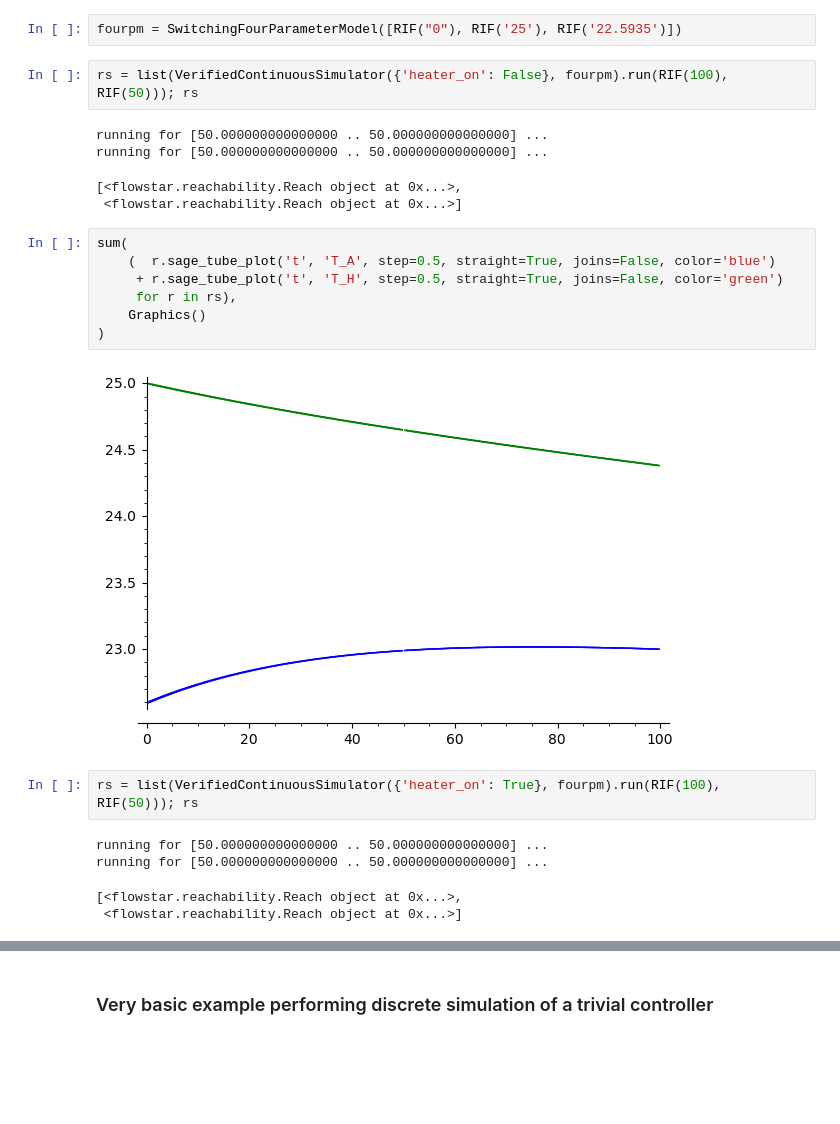
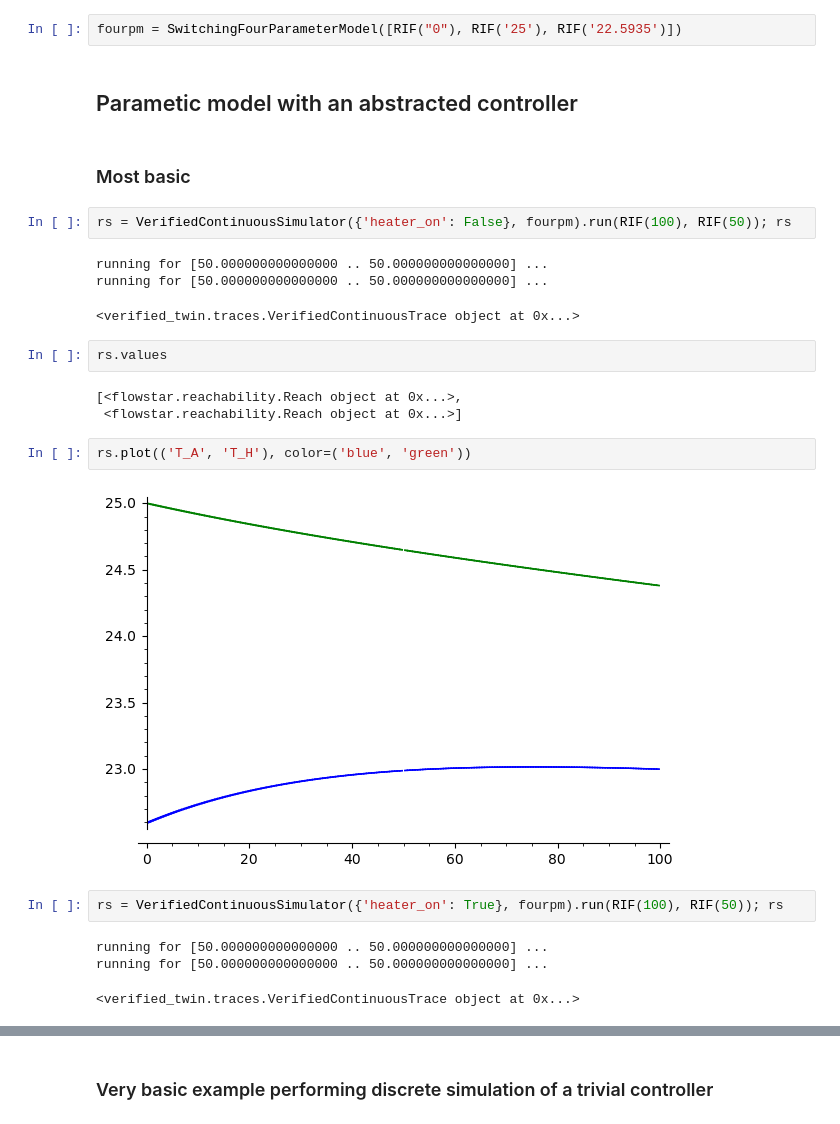
Before and after one commit to twright/example_digital-twin_incubator, a Jupyter notebook: software/notebooks/Incubator Hybrid Simulation.ipynb, the cells around one changed output, grey strips where cells are left out. Cells and saved outputs as stored; diff of their text form; blank space fills up the shorter version.

Commit message:
Update for trace representation support.

```diff
--- a/software/notebooks/Incubator Hybrid Simulation.ipynb
+++ b/software/notebooks/Incubator Hybrid Simulation.ipynb
@@ -23,26 +25,28 @@ var("t, T_S, T_H, T_A, T_F, C_S, C_H, C_A, C_F, I, T_R, G_S, G_H, G_B, G_F, V")
 intervalfourpm = SwitchingFourParameterModel([RIF("0"), RIF('25'), RIF('[20.5935,24.5935]')])
 # %%
 fourpm = SwitchingFourParameterModel([RIF("0"), RIF('25'), RIF('22.5935')])
+# %% [markdown]
+## Parametic model with an abstracted controller
+# %% [markdown]
+### Most basic
 # %%
-rs = list(VerifiedContinuousSimulator({'heater_on': False}, fourpm).run(RIF(100), RIF(50))); rs
+rs = VerifiedContinuousSimulator({'heater_on': False}, fourpm).run(RIF(100), RIF(50)); rs
 # %% [output]
 running for [50.000000000000000 .. 50.000000000000000] ...
 running for [50.000000000000000 .. 50.000000000000000] ...
-[<flowstar.reachability.Reach object at 0x...>,
- <flowstar.reachability.Reach object at 0x...>]
+<verified_twin.traces.VerifiedContinuousTrace object at 0x...>
-# %%
-sum(
-    (  r.sage_tube_plot('t', 'T_A', step=0.5, straight=True, joins=False, color='blue')
-     + r.sage_tube_plot('t', 'T_H', step=0.5, straight=True, joins=False, color='green')
-     for r in rs),
-    Graphics()
-)
-# %% [output]
-[figure, removed]
+# %%
+rs.values
+# %% [output]
+[<flowstar.reachability.Reach object at 0x...>,
+ <flowstar.reachability.Reach object at 0x...>]
+# %%
+rs.plot(('T_A', 'T_H'), color=('blue', 'green'))
+# %% [output]
+[figure, added]
 # %%
-rs = list(VerifiedContinuousSimulator({'heater_on': True}, fourpm).run(RIF(100), RIF(50))); rs
+rs = VerifiedContinuousSimulator({'heater_on': True}, fourpm).run(RIF(100), RIF(50)); rs
 # %% [output]
 running for [50.000000000000000 .. 50.000000000000000] ...
 running for [50.000000000000000 .. 50.000000000000000] ...
-[<flowstar.reachability.Reach object at 0x...>,
- <flowstar.reachability.Reach object at 0x...>]
+<verified_twin.traces.VerifiedContinuousTrace object at 0x...>
```
Also changed, not shown: parts of 55 cells of this notebook.
